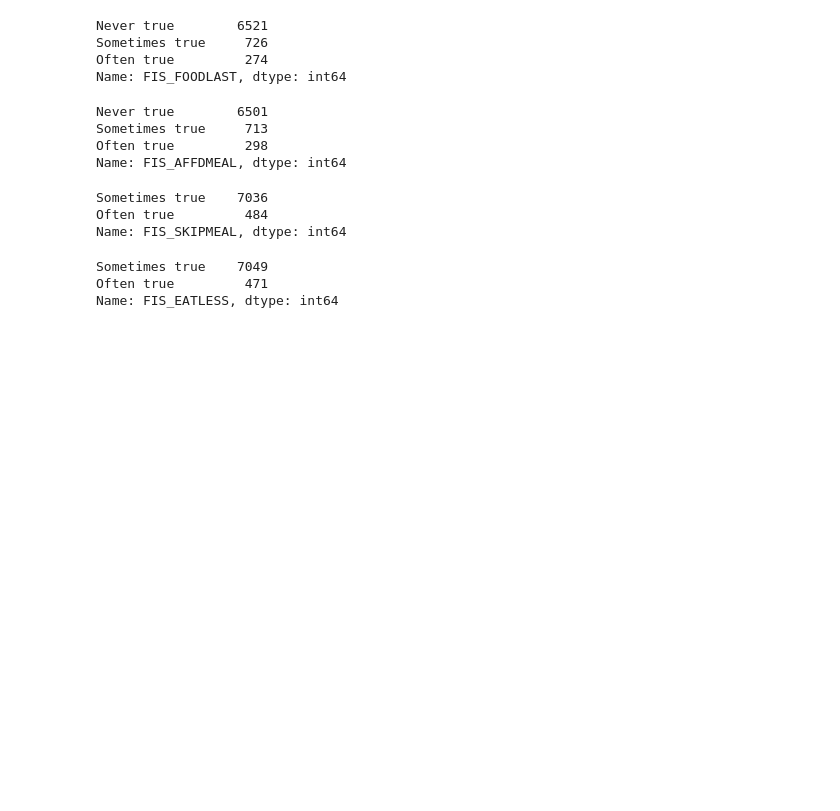
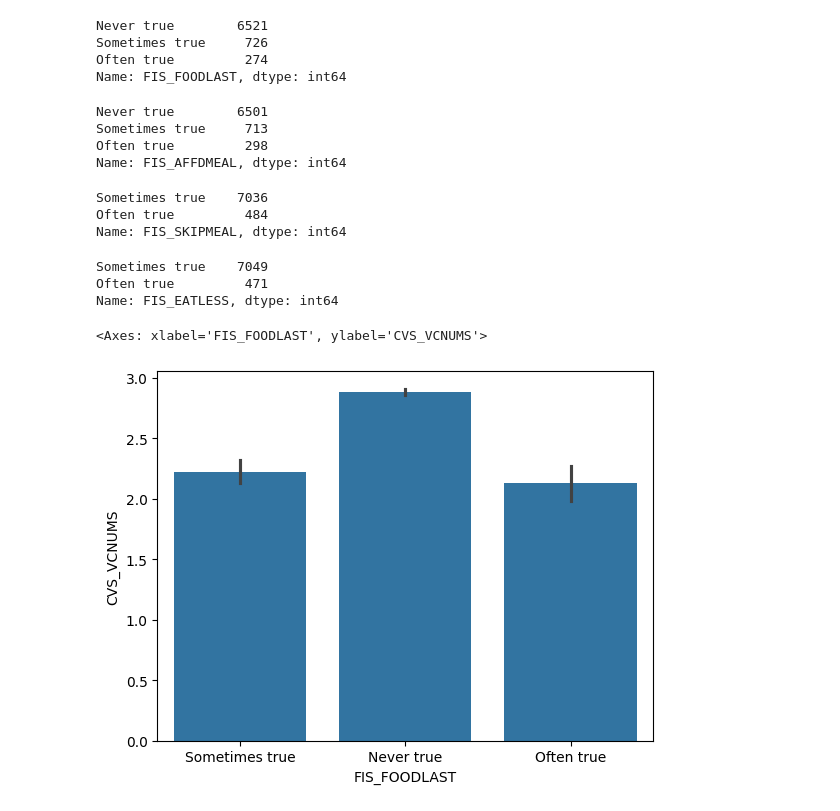
Before and after one commit to hmz4kf/visualization, a Jupyter notebook: assignment/assignment.ipynb, the cells around one changed output. Cells and saved outputs as stored; diff of their text form; code cells hidden in the pictures; blank space fills up the shorter version.

```diff
--- a/assignment/assignment.ipynb
+++ b/assignment/assignment.ipynb
@@ -328,4 +328,8 @@ Sometimes true    7049
 Often true         471
 Name: FIS_EATLESS, dtype: int64
 # %%
-# Generating bar graph for variables
+# Generating bar graph for CVS_VCNUMS vs FIS_FOODLAST
+sns.barplot(x='FIS_FOODLAST', y='CVS_VCNUMS', data=beneficiary_survey)
+# %% [output]
+<Axes: xlabel='FIS_FOODLAST', ylabel='CVS_VCNUMS'>
+[figure, added]
```
Also changed, not shown: parts of 10 cells of this notebook.
